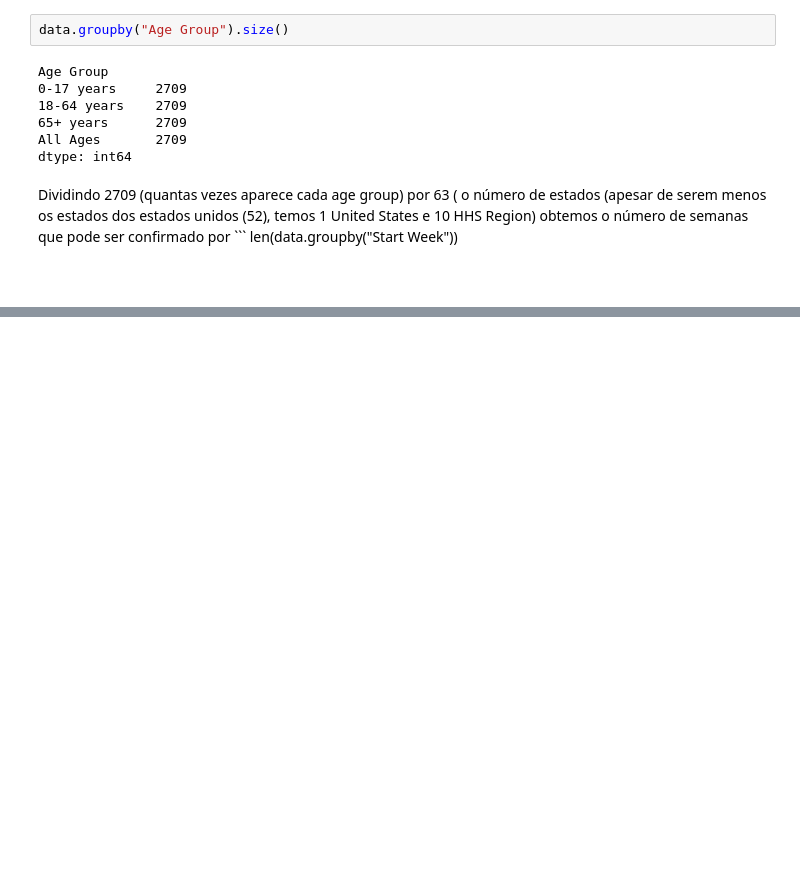
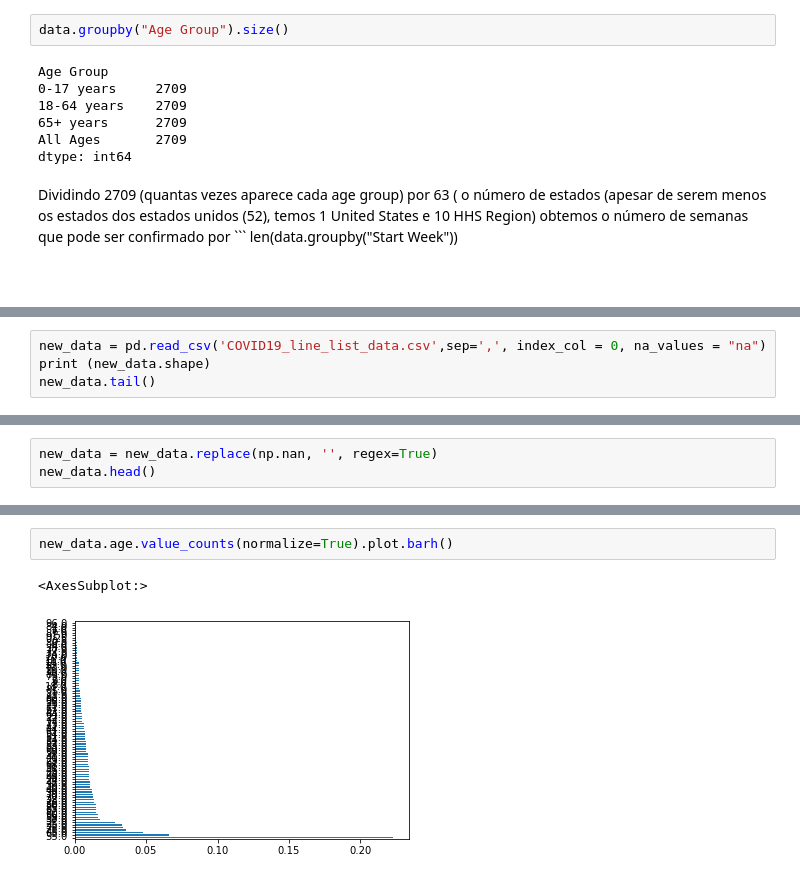
Before and after one commit to SamuelAlves96/DataScience4Covid19, a Jupyter notebook: trabalho_sib_covid.ipynb, the cells around one changed output, grey strips where cells are left out. Drawn from its saved outputs; the diff is of its cells as text; blank space fills up the shorter version.

```diff
--- a/trabalho_sib_covid.ipynb
+++ b/trabalho_sib_covid.ipynb
@@ -134,0 +154,4 @@ data.groupby("Age Group").count()
+# %%
+new_data = pd.read_csv('COVID19_line_list_data.csv',sep=',', index_col = 0, na_values = "na")
+print (new_data.shape)
+new_data.tail()
@@ -134,0 +204,3 @@ data.groupby("Age Group").count()
+# %%
+new_data = new_data.replace(np.nan, '', regex=True)
+new_data.head()
@@ -134,0 +268,5 @@ data.groupby("Age Group").count()
+# %%
+new_data.age.value_counts(normalize=True).plot.barh()
+# %% [output]
+<AxesSubplot:>
+[figure, added]
```
Also changed, not shown: parts of 19 cells of this notebook.
